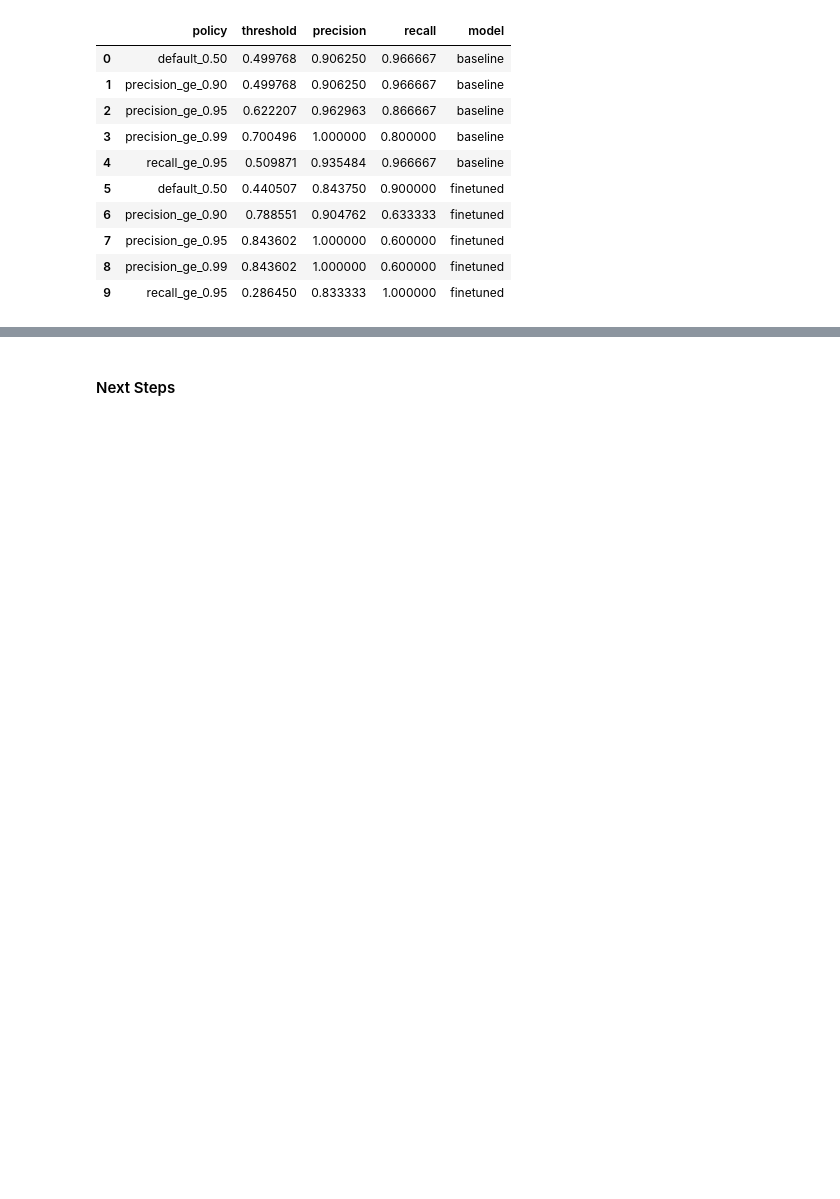
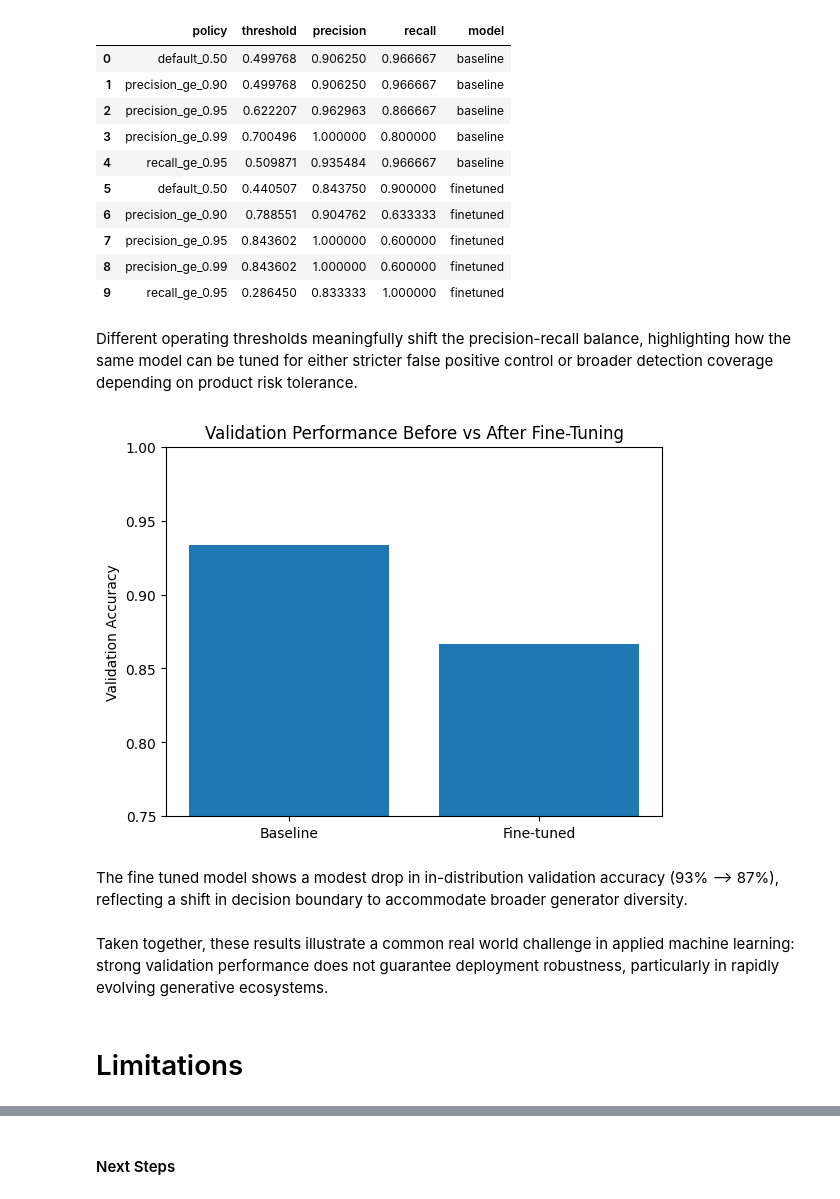
Before and after one commit to tessivinjack/ai-music-detection, a Jupyter notebook: notebooks/detection_pipeline_walkthrough.ipynb, the cells around one changed output, grey strips where cells are left out. Cells and saved outputs as stored; diff of their text form; code cells hidden in the pictures; blank space fills up the shorter version.

```diff
--- a/notebooks/detection_pipeline_walkthrough.ipynb
+++ b/notebooks/detection_pipeline_walkthrough.ipynb
@@ -209,3 +215,24 @@ pd.concat([pol_base, pol_fine], ignore_index=True)
 | 7 | precision_ge_0.95 | 0.843602 | 1.000000 | 0.600000 | finetuned |
 | 8 | precision_ge_0.99 | 0.843602 | 1.000000 | 0.600000 | finetuned |
 | 9 | recall_ge_0.95 | 0.286450 | 0.833333 | 1.000000 | finetuned |
+# %% [markdown]
+Different operating thresholds meaningfully shift the precision-recall balance, highlighting how the same model can be tuned for either stricter false positive control or broader detection coverage depending on product risk tolerance.
+# %%
+import matplotlib.pyplot as plt
+
+labels = ["Baseline", "Fine-tuned"]
+accuracy = [baseline_metrics["accuracy"], finetuned_metrics["accuracy"]]
+
+plt.bar(labels, accuracy)
+plt.ylabel("Validation Accuracy")
+plt.title("Validation Performance Before vs After Fine-Tuning")
+plt.ylim(0.75, 1.0)
+plt.show()
+# %% [output]
+[figure, added]
+# %% [markdown]
+The fine tuned model shows a modest drop in in-distribution validation accuracy (93% --> 87%), reflecting a shift in decision boundary to accommodate broader generator diversity.
+# %% [markdown]
+Taken together, these results illustrate a common real world challenge in applied machine learning: strong validation performance does not guarantee deployment robustness, particularly in rapidly evolving generative ecosystems.
+# %% [markdown]
+# Limitations
```
Also changed, not shown: parts of 4 cells of this notebook.
